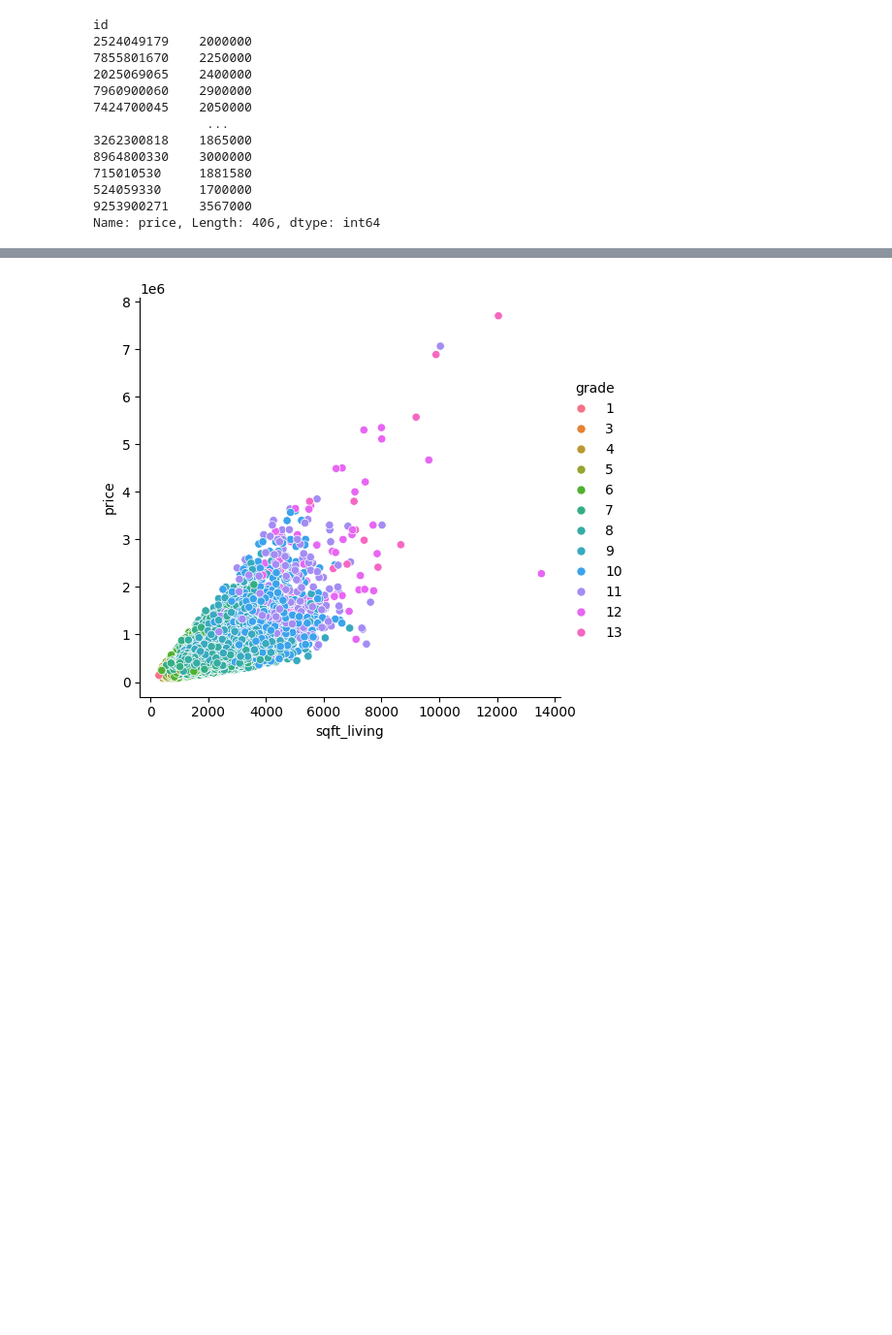
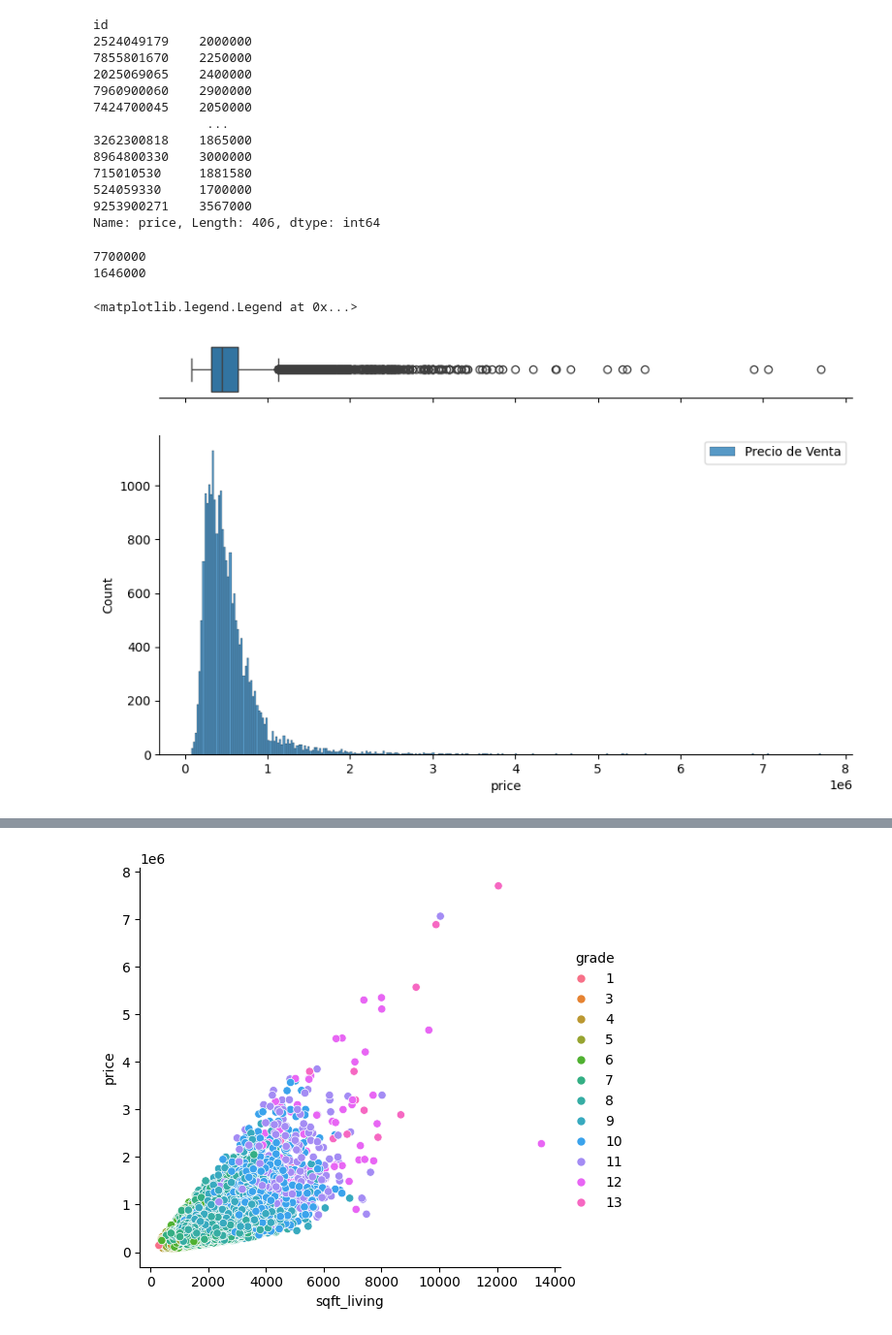
Before and after one commit to jfdonosom/Notebooks, a Jupyter notebook: Datasets+Donoso_Mendieta.ipynb, the cells around one changed output, grey strips where cells are left out. Shown at 97% size. Cells and saved outputs as stored; diff of their text form; code cells hidden in the pictures; blank space fills up the shorter version.

```diff
--- a/Datasets+Donoso_Mendieta.ipynb
+++ b/Datasets+Donoso_Mendieta.ipynb
@@ -559,3 +589,23 @@ id
 524059330     1700000
 9253900271    3567000
 Name: price, Length: 406, dtype: int64
+# %%
+print(df3.loc[df3['price_outliers'] == 1, 'price'].max())
+print(df3.loc[df3['price_outliers'] == 1, 'price'].min())
+# %% [output]
+7700000
+1646000
+# %%
+import warnings
+warnings.filterwarnings("ignore")
+
+f, (ax_box, ax_hist) = plt.subplots(2, sharex=True, figsize=(10,6), gridspec_kw={"height_ratios": (.15, .85)})
+sns.boxplot(df3['price'], ax=ax_box, orient="h")
+sns.histplot(df3['price'], ax=ax_hist, label='Precio de Venta')
+ax_box.set(yticks=[])
+sns.despine(ax=ax_hist)
+sns.despine(ax=ax_box, left=True)
+ax_hist.legend()
+# %% [output]
+<matplotlib.legend.Legend at 0x...>
+[figure, added]
```
Also changed, not shown: parts of 30 cells of this notebook.
